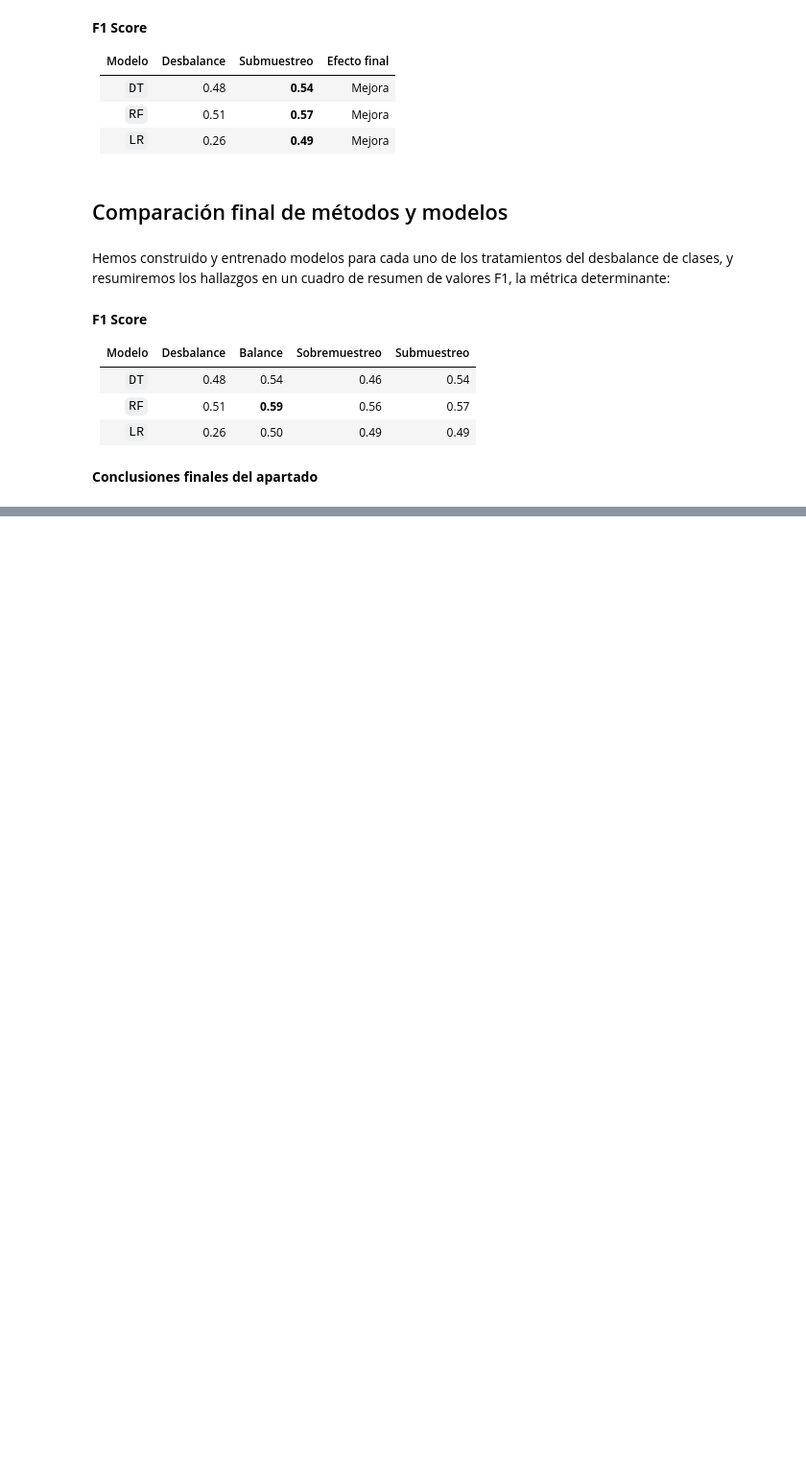
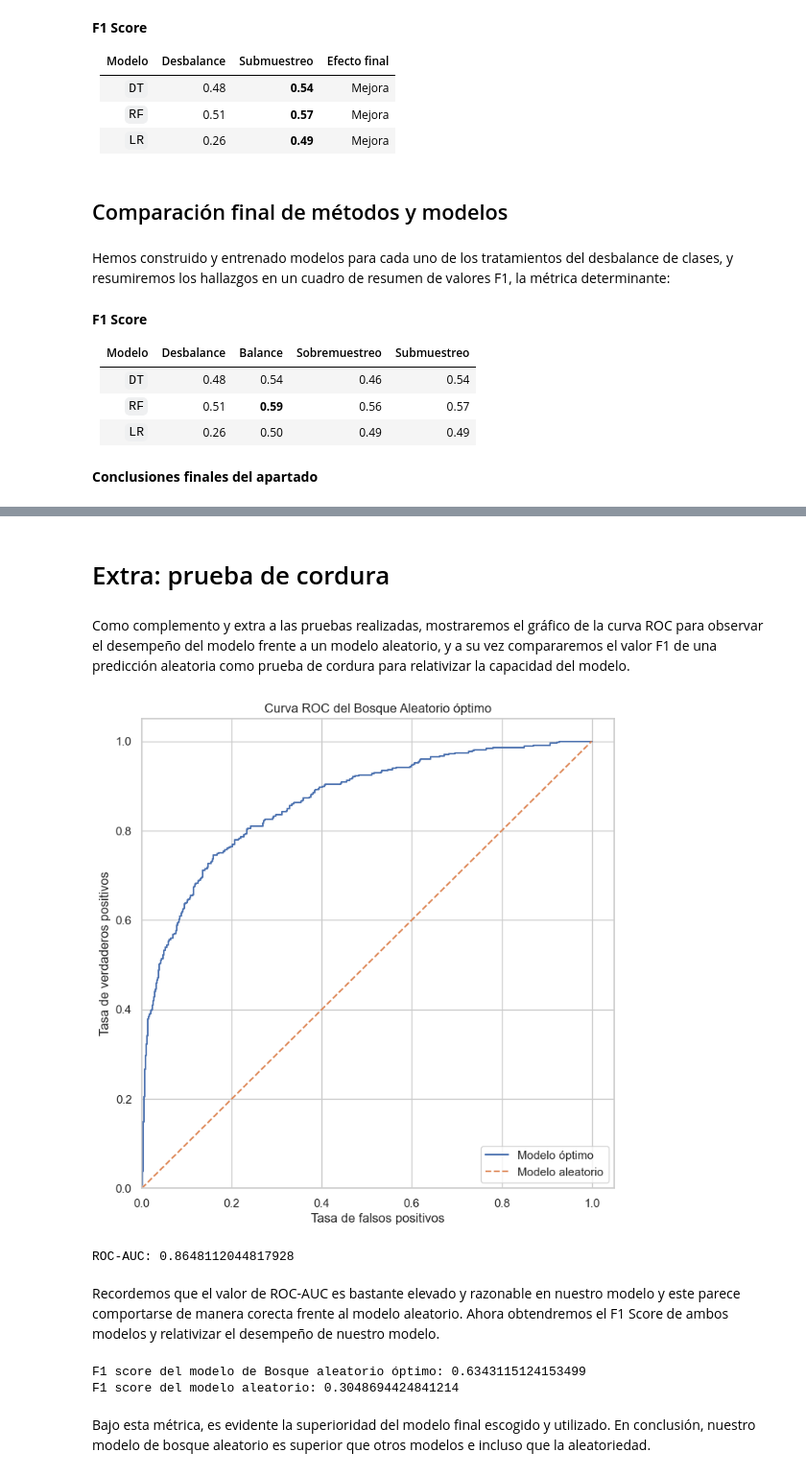
Before and after one commit to ChristianMartinezCaceres/Practicum-portfolio, a Jupyter notebook: 08_bank_customers_model/bank_customers_model.ipynb, the cells around one changed output, grey strips where cells are left out. Shown at 96% size. Drawn from its saved outputs; the diff is of its cells as text; code cells hidden in the pictures; blank space fills up the shorter version.

Commit message:
Finalizado la prueba final y de cordura del modelo

```diff
--- a/08_bank_customers_model/bank_customers_model.ipynb
+++ b/08_bank_customers_model/bank_customers_model.ipynb
@@ -1359,0 +1364,24 @@ El mejor modelo que logramos entrenar resultó el de **Bosque aleatorio con el a
+# %%
+best_model = RandomForestClassifier(
+    class_weight='balanced',
+    max_depth=best_param_forest_bal['max_depth'],
+    n_estimators=best_param_forest_bal['n_estimators'],
+    random_state=random_state
+)
+best_model.fit(features_train, target_train)
+predicted_test = best_model.predict(features_test)
+print('Métricas del bosque aleatorio óptimo')
+
+# F1 Score
+print('F1 Score:', f1_score(target_test, predicted_test))
+
+# Precision
+print('Precision:', precision_score(target_test, predicted_test))
+
+# Recall
+print('Recall:', recall_score(target_test, predicted_test))
+
+# AUC-ROC
+probabilities_test = best_model.predict_proba(features_test)
+probabilities_one_test = probabilities_test[:,1]
+print('ROC-AUC:', roc_auc_score(target_test, probabilities_one_test))
@@ -1359,0 +1400,24 @@ El mejor modelo que logramos entrenar resultó el de **Bosque aleatorio con el a
+# %% [markdown]
+# Extra: prueba de cordura
+# %% [markdown]
+Como complemento y extra a las pruebas realizadas, mostraremos el gráfico de la curva ROC para observar el desempeño del modelo frente a un modelo aleatorio, y a su vez compararemos el valor F1 de una predicción aleatoria como prueba de cordura para relativizar la capacidad del modelo.
+# %%
+# Gráfico de la curva ROC
+fpr, tpr, thresholds = roc_curve(target_test, probabilities_one_test)
+plt.figure(figsize=(8,8))
+plt.plot(fpr, tpr, label='Modelo óptimo')
+plt.plot([0, 1], [0, 1], linestyle='--', label='Modelo aleatorio')
+plt.legend(loc = 'lower right')
+plt.xlabel('Tasa de falsos positivos')
+plt.ylabel('Tasa de verdaderos positivos')
+plt.ylim([0.0, 1.05])
+plt.xlim([0.0, 1.05])
+plt.title('Curva ROC del Bosque Aleatorio óptimo')
+plt.show()
+print()
+print('ROC-AUC:', roc_auc_score(target_test, probabilities_one_test))
+# %% [output]
+[figure, added]
+ROC-AUC: 0.8648112044817928
+# %% [markdown]
+Recordemos que el valor de ROC-AUC es bastante elevado y razonable en nuestro modelo y este parece comportarse de manera corecta frente al modelo aleatorio. Ahora obtendremos el F1 Score de ambos modelos y relativizar el desempeño de nuestro modelo.
@@ -1359,0 +1428,8 @@ El mejor modelo que logramos entrenar resultó el de **Bosque aleatorio con el a
+# %%
+print(f"F1 score del modelo de Bosque aleatorio óptimo: {f1_score(target_test, predicted_test)}")
+print(f"F1 score del modelo aleatorio: {f1_score(target_test, sanity_check_pred)}")
+# %% [output]
+F1 score del modelo de Bosque aleatorio óptimo: 0.6343115124153499
+F1 score del modelo aleatorio: 0.3048694424841214
+# %% [markdown]
+Bajo esta métrica, es evidente la superioridad del modelo final escogido y utilizado. En conclusión, nuestro modelo de bosque aleatorio es superior que otros modelos e incluso que la aleatoriedad.
```
Also changed, not shown: parts of 7 cells of this notebook.
